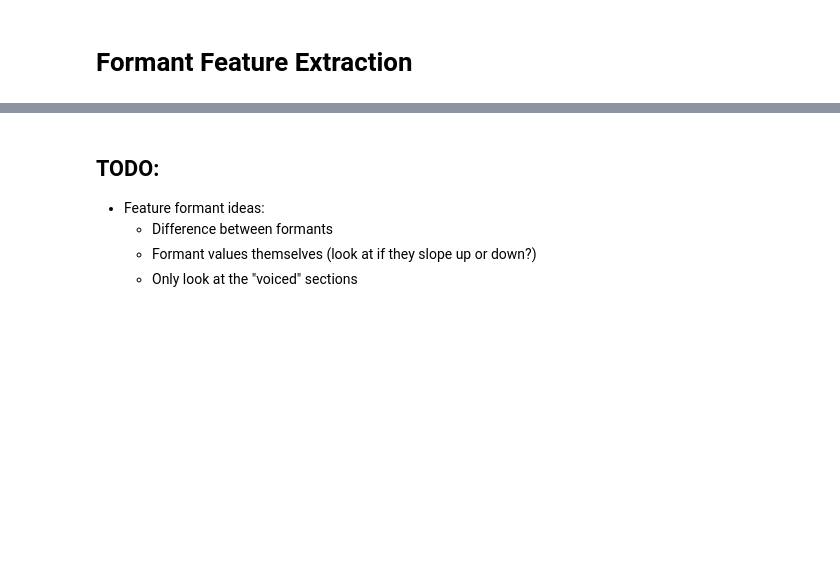
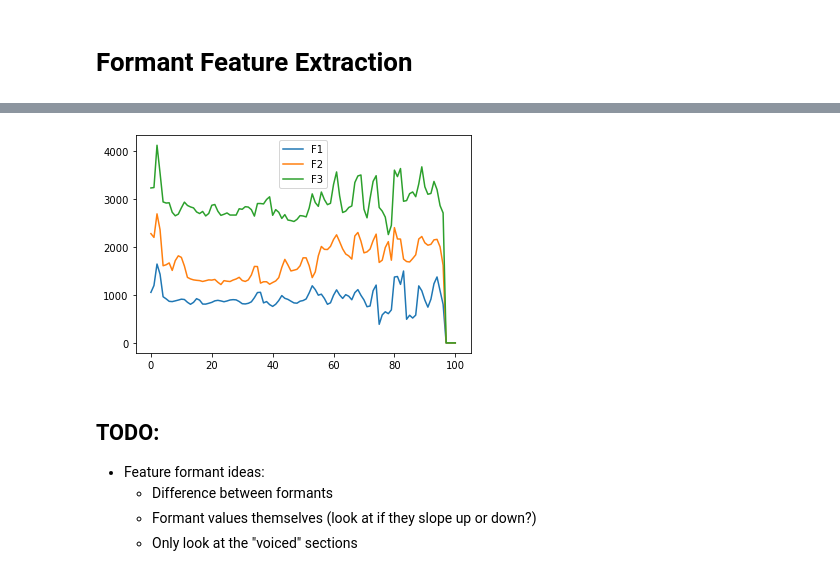
Before and after one commit to Calculasians/Praat, a Jupyter notebook: KeywordSpotting_PraatEndeavour.ipynb, the cells around one changed output, grey strips where cells are left out. Saved outputs shown, nothing was run; the diff lists cells and outputs as text; code cells hidden in the pictures; blank space fills up the shorter version.

```diff
--- a/KeywordSpotting_PraatEndeavour.ipynb
+++ b/KeywordSpotting_PraatEndeavour.ipynb
@@ -34,3 +61,8 @@ plt.show()
+# %%
+f1_og, f2_og, f3_og = get_formant_features(feature_samples[76])
+plot_formant_features(f1_og, f2_og, f3_og)
+# %% [output]
+[figure, added]
 # %% [markdown]
 ## TODO:
 - Feature formant ideas:
```
Also changed, not shown: parts of 17 cells of this notebook.
